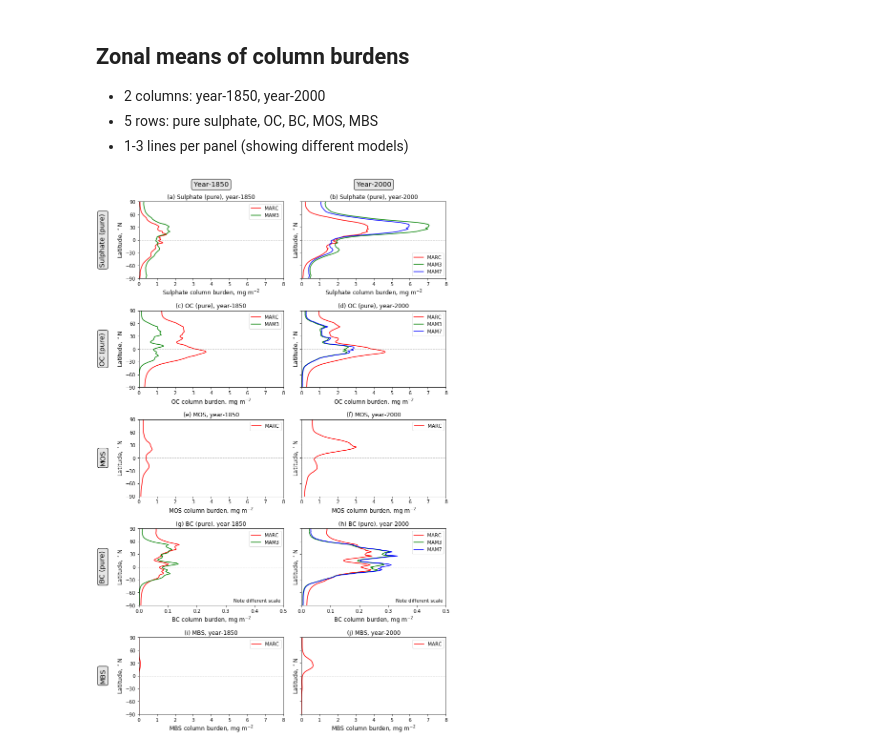
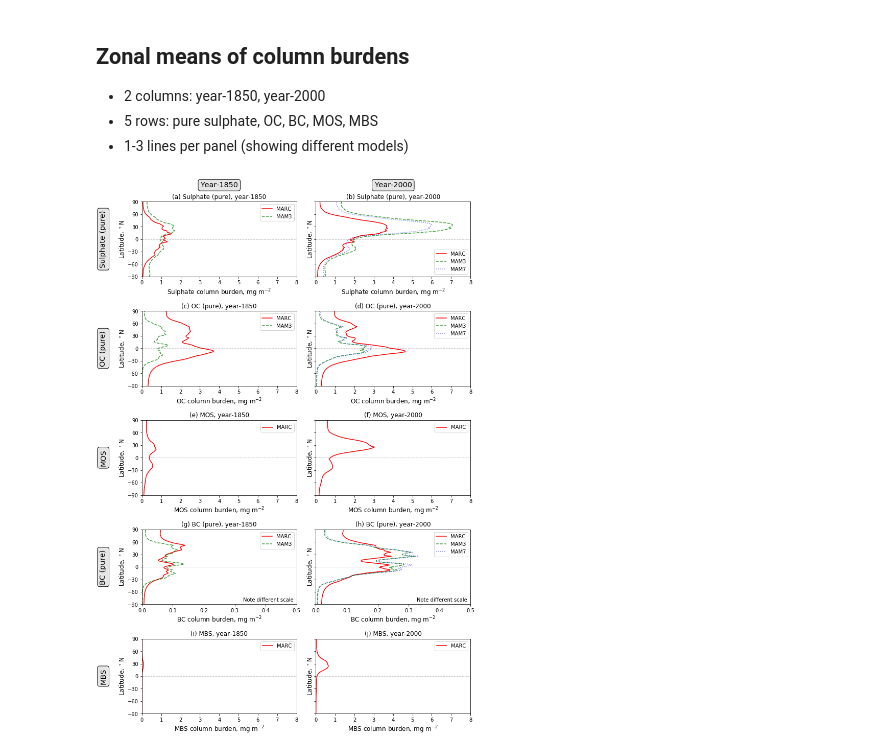
Before and after one commit to grandey/p17c-marc-comparison, a Jupyter notebook: analysis_prelim/analysis_prelim_p17c.ipynb, the cells around one changed output. Drawn from its saved outputs; the diff is of its cells as text; code cells hidden in the pictures.

Commit message:
analysis_prelim_p17c.ipynb: zonal mean cloud water path plots
Also modifying lifestyles and alpha values.

cdo_analysis_prelim_p17c.sh: adding water and ice cloud water path
fields

```diff
--- a/analysis_prelim/analysis_prelim_p17c.ipynb
+++ b/analysis_prelim/analysis_prelim_p17c.ipynb
@@ -57,10 +57,16 @@ def zonal_mean_line_plot(year='2000', model_var_dict={'mam3': 'BURDENPOM'},
         # Color based on model
         if model == 'marc':
             c = 'r'
+            alpha = 1
+            linestyle = '-'
         elif model == 'mam3':
             c = 'g'
+            alpha = 0.75
+            linestyle = '--'
         elif model == 'mam7':
             c = 'b'
+            alpha = 0.5
+            linestyle = ':'
         # Case 1: single year (1850 or 2000)
         if year in ['1850', '2000']:
             # Load annual mean data
@@ -72,11 +78,12 @@ def zonal_mean_line_plot(year='2000', model_var_dict={'mam3': 'BURDENPOM'},
             # Plot line - showing mean across time
             tm = zm.mean(dim='time')[var_name].data.flatten() * sf
             ax.plot(tm, zm['lat'].data,
-                    c=c, label=model.upper())
+                    c=c, alpha=alpha, linestyle=linestyle,
+                    label=model.upper())
             # Plot shading - based on standard error
             error = zm.std(dim='time', ddof=1)[var_name].data.flatten() / np.sqrt(zm['time'].size) * sf
             ax.fill_betweenx(zm['lat'].data, tm-error, tm+error,
-                             facecolor=c, alpha=0.2)
+                             facecolor=c, alpha=0.1)
             # Close dataset
             data.close()
         # Case 2: difference (2000-1850)
@@ -96,13 +103,14 @@ def zonal_mean_line_plot(year='2000', model_var_dict={'mam3': 'BURDENPOM'},
             tm2 = zm2.mean(dim='time')[var_name].data.flatten() * sf
             tm = tm1 - tm2
             ax.plot(tm, zm1['lat'].data,
-                    c=c, label=model.upper())
+                    c=c, alpha=alpha, linestyle=linestyle,
+                    label=model.upper())
             # Plot shading - based on combined standard error
             error1 = zm1.std(dim='time', ddof=1)[var_name].data.flatten() / np.sqrt(zm1['time'].size) * sf
             error2 = zm2.std(dim='time', ddof=1)[var_name].data.flatten() / np.sqrt(zm2['time'].size) * sf
             error = np.sqrt(error1**2 + error2**2)
             ax.fill_betweenx(zm1['lat'].data, tm-error, tm+error,
-                             facecolor=c, alpha=0.2)
+                             facecolor=c, alpha=0.1)
             # Close datasets
             data1.close()
             data2.close()
@@ -142,7 +150,7 @@ if False:
 - 5 rows: pure sulphate, OC, BC, MOS, MBS
 - 1-3 lines per panel (showing different models)
 # %%
-fig, axs = plt.subplots(5, 2, figsize=(10, 16), sharey=True, sharex=False)
+fig, axs = plt.subplots(5, 2, figsize=(10, 15), sharey=True, sharex=False)
 # Loop over species (rows)
 for species, r in zip(('Sulphate (pure)', 'OC (pure)', 'MOS', 'BC (pure)', 'MBS'), range(5)):
     # Information for different species
@@ -174,31 +182,31 @@ for species, r in zip(('Sulphate (pure)', 'OC (pure)', 'MOS', 'BC (pure)', 'MBS'
         # If year-1850, include ylabel
         if year == '1850':
             ylabel = True
         else:
             yabel = False
         # Plot panel
         zonal_mean_line_plot(year=year, model_var_dict=model_var_dict,
                              sf=sf, xlabel=xlabel, xlim=xlim,
                              ylabel=ylabel, title=title, ax=axs[r, c])
 # Row and column titles
 for species, r in zip(('Sulphate (pure)', 'OC (pure)', 'MOS', 'BC (pure)', 'MBS'), range(5)):
     xlim = axs[r, 0].get_xlim()
     xpos = -0.25 * xlim[1]
     axs[r, 0].text(xpos, 0, species,
                    fontsize='x-large', verticalalignment='center', horizontalalignment='center',
                    rotation=90,
                    bbox={'boxstyle': 'round', 'fc': '0.9', 'ec': 'k'})
 for year, c in zip(('1850', '2000'), range(2)):
     axs[0, c].text(4, 130, 'Year-{}'.format(year),
                    fontsize='x-large', verticalalignment='center', horizontalalignment='center',
                    bbox={'boxstyle': 'round, pad=0.3', 'fc': '0.9', 'ec': 'k'})
 # Other annotation
 for c in range(2):
     axs[3, c].text(0.49, -85, 'Note different scale',
                    verticalalignment='bottom', horizontalalignment='right')
 # Prevent overlapping labels
 fig.tight_layout()
 # Save
 fig.savefig('temp.pdf', bbox_inches='tight')
 # %% [output]
-[figure, old version]
+[figure, new version]
```
Also changed, not shown: parts of 2 cells of this notebook, 1 other file.
